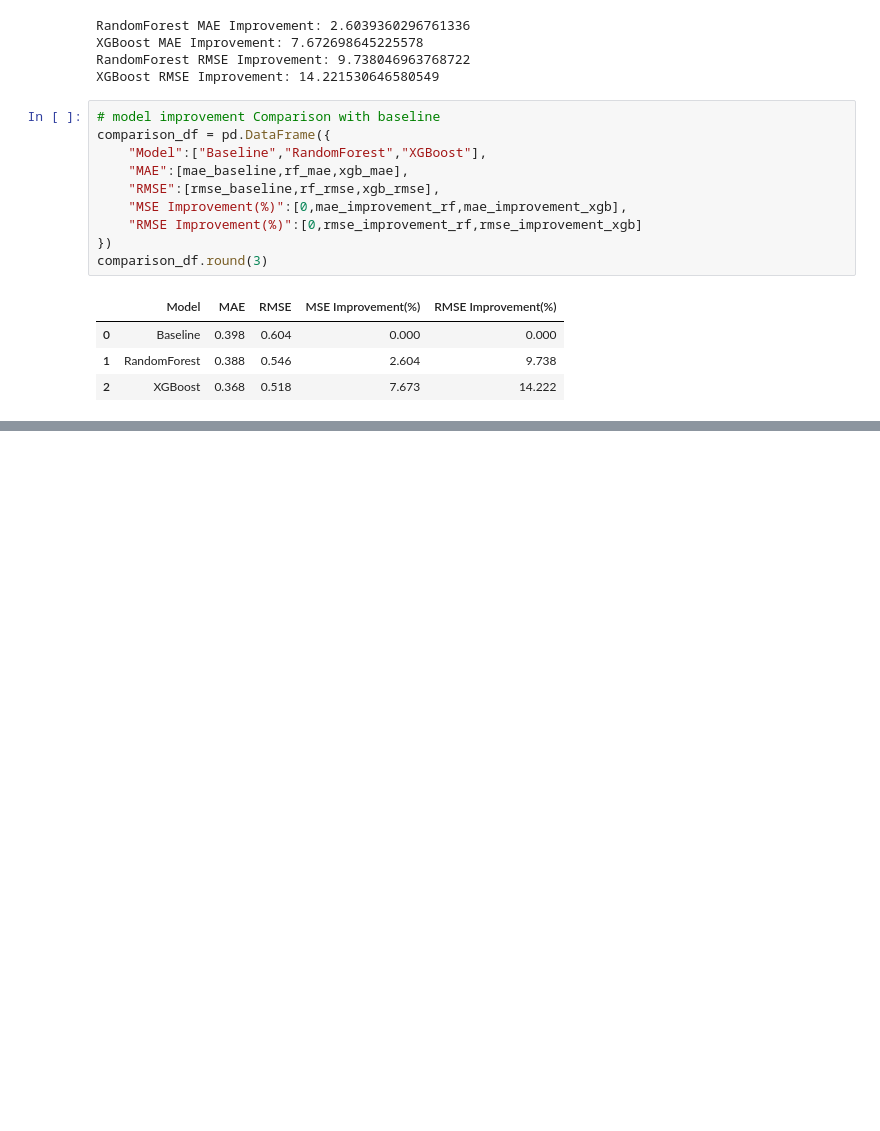
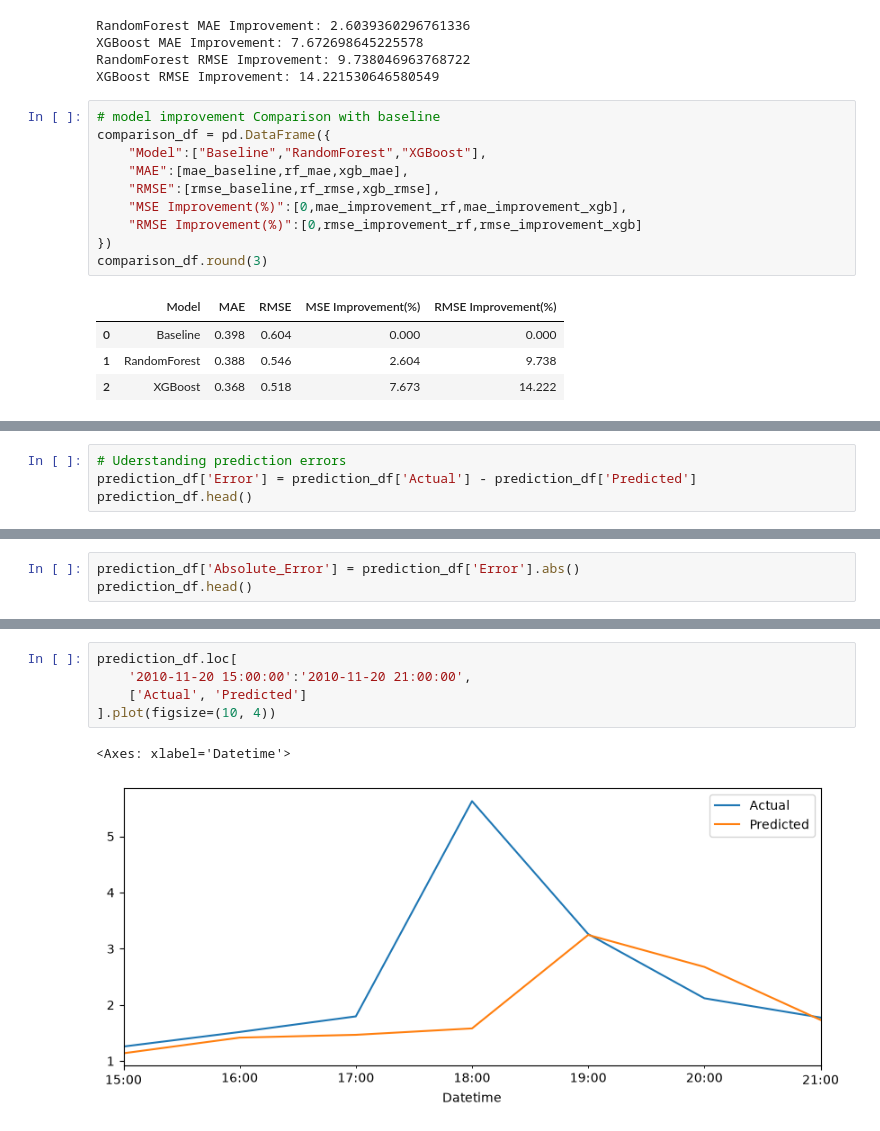
Before and after one commit to Shinoji24/explainable-household-electricity-forecasting, a Jupyter notebook: household_electricity_forecasting.ipynb, the cells around one changed output, grey strips where cells are left out. Drawn from its saved outputs; the diff is of its cells as text; blank space fills up the shorter version.

```diff
--- a/household_electricity_forecasting.ipynb
+++ b/household_electricity_forecasting.ipynb
@@ -1276,0 +1308,4 @@ comparison_df.round(3)
+# %%
+# Uderstanding prediction errors
+prediction_df['Error'] = prediction_df['Actual'] - prediction_df['Predicted']
+prediction_df.head()
@@ -1276,0 +1344,3 @@ comparison_df.round(3)
+# %%
+prediction_df['Absolute_Error'] = prediction_df['Error'].abs()
+prediction_df.head()
@@ -1276,0 +1389,8 @@ comparison_df.round(3)
+# %%
+prediction_df.loc[
+    '2010-11-20 15:00:00':'2010-11-20 21:00:00',
+    ['Actual', 'Predicted']
+].plot(figsize=(10, 4))
+# %% [output]
+<Axes: xlabel='Datetime'>
+[figure, added]
```
Also changed, not shown: parts of 20 cells of this notebook.
